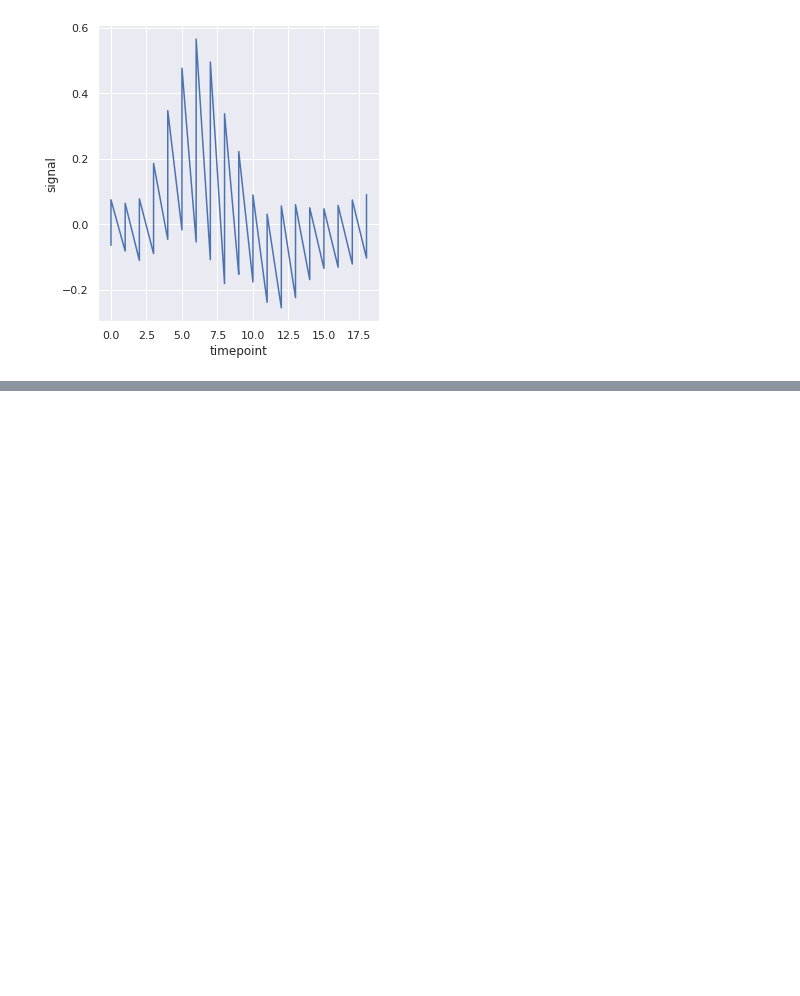
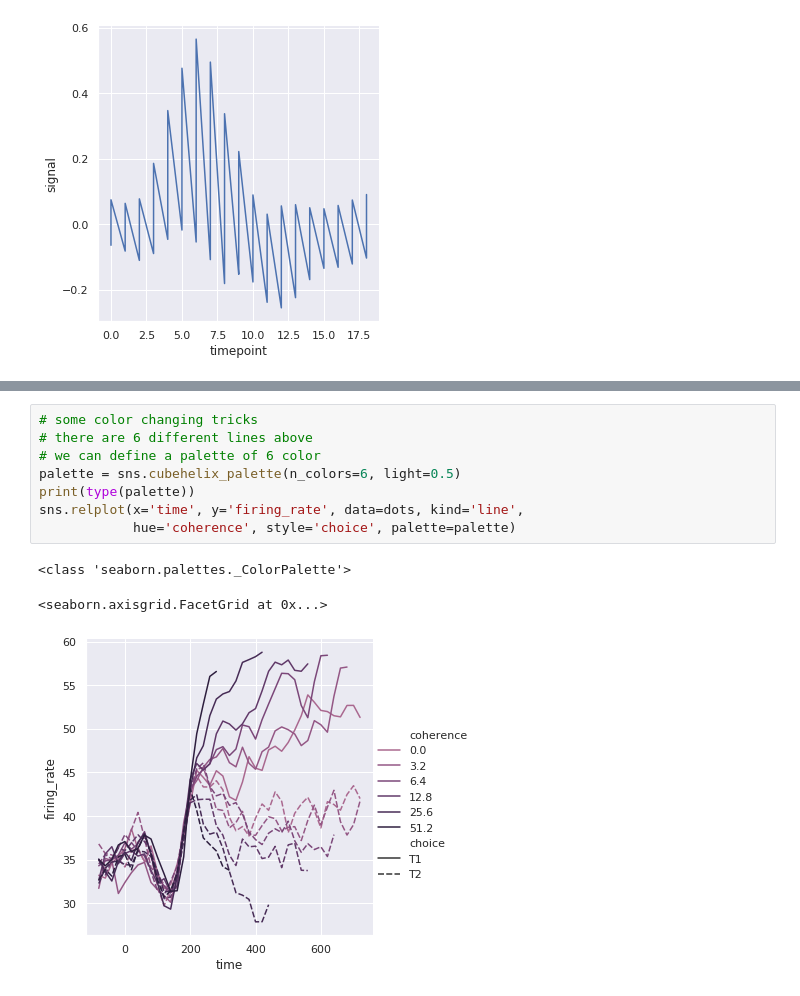
Before and after one commit to gengjia0214/visualization-learning-notes, a Jupyter notebook: Seaborn_Crash_Course.ipynb, the cells around one changed output, grey strips where cells are left out. Drawn from its saved outputs; the diff is of its cells as text; blank space fills up the shorter version.

```diff
--- a/Seaborn_Crash_Course.ipynb
+++ b/Seaborn_Crash_Course.ipynb
@@ -150,0 +207,12 @@ sns.relplot(x='timepoint', y='signal', data=fmri, kind='line', estimator=None)
+# %%
+# some color changing tricks
+# there are 6 different lines above
+# we can define a palette of 6 color
+palette = sns.cubehelix_palette(n_colors=6, light=0.5)
+print(type(palette))
+sns.relplot(x='time', y='firing_rate', data=dots, kind='line',
+            hue='coherence', style='choice', palette=palette)
+# %% [output]
+<class 'seaborn.palettes._ColorPalette'>
+<seaborn.axisgrid.FacetGrid at 0x...>
+[figure, added]
```
Also changed, not shown: parts of 5 cells of this notebook.
